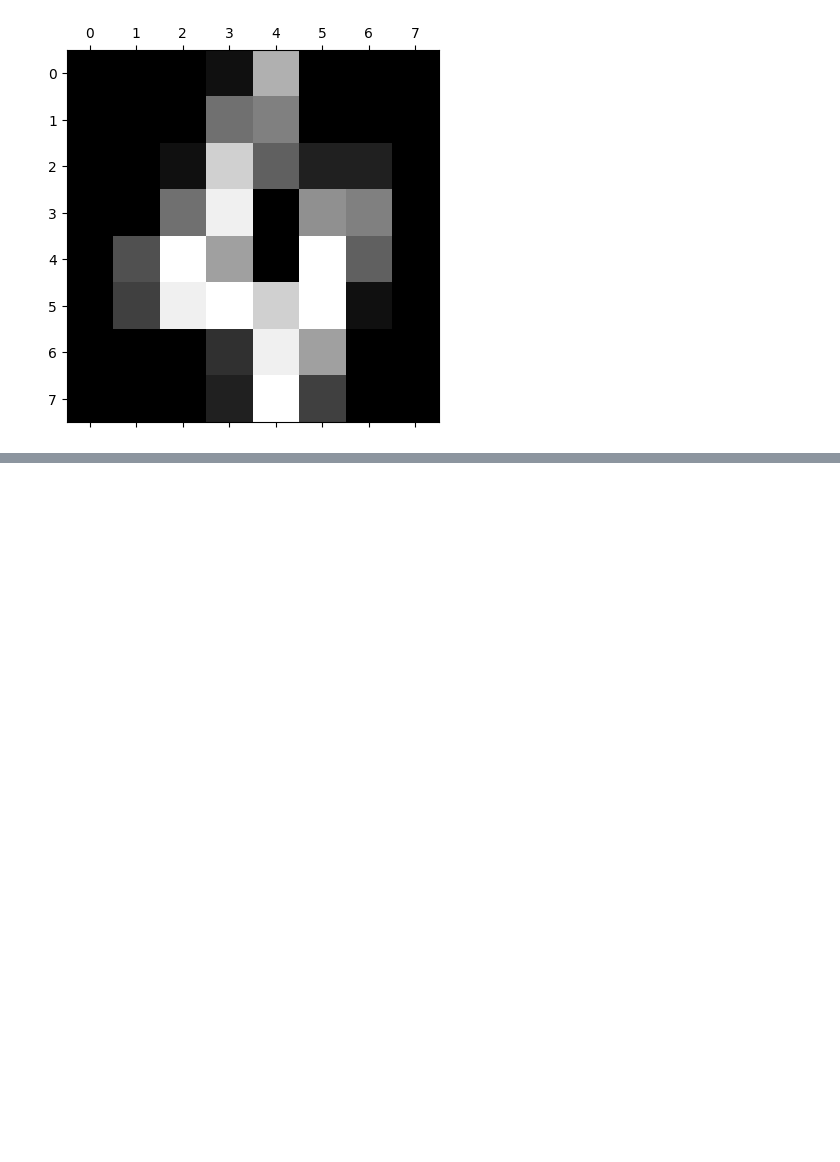
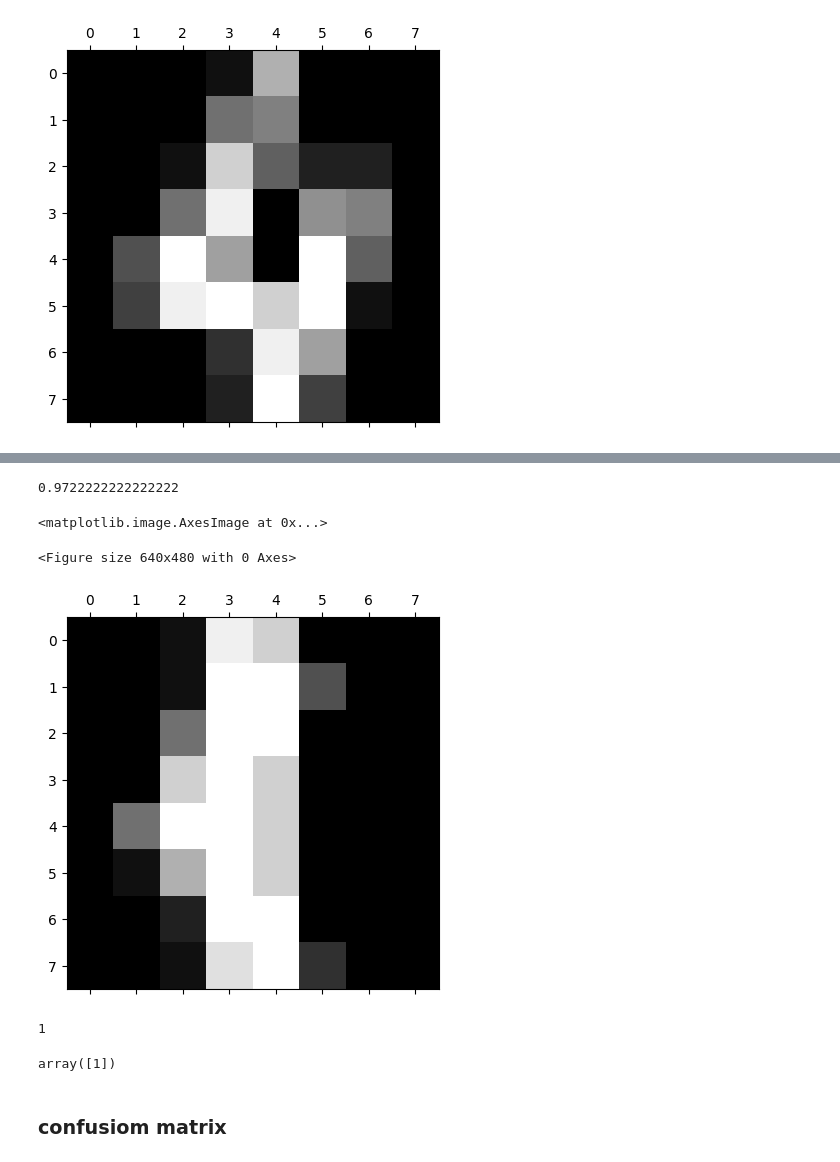
Before and after one commit to Kailas-lab/Machine_Learning, a Jupyter notebook: Logistic.ipynb, the cells around one changed output, grey strips where cells are left out. Drawn from its saved outputs; the diff is of its cells as text; code cells hidden in the pictures; blank space fills up the shorter version.

```diff
--- a/Logistic.ipynb
+++ b/Logistic.ipynb
@@ -180,0 +212,22 @@ for i in range(5):
+# %%
+model.score(X_test,y_test)
+# %% [output]
+0.9722222222222222
+# %%
+plt.gray()
+
+plt.matshow(digits.images[99])
+# %% [output]
+<matplotlib.image.AxesImage at 0x...>
+<Figure size 640x480 with 0 Axes>
+[figure, added]
+# %%
+digits.target[99]
+# %% [output]
+1
+# %%
+model.predict([digits.data[99]])
+# %% [output]
+array([1])
+# %% [markdown]
+### confusiom matrix
```
Also changed, not shown: parts of 9 cells of this notebook, 2 other files.
